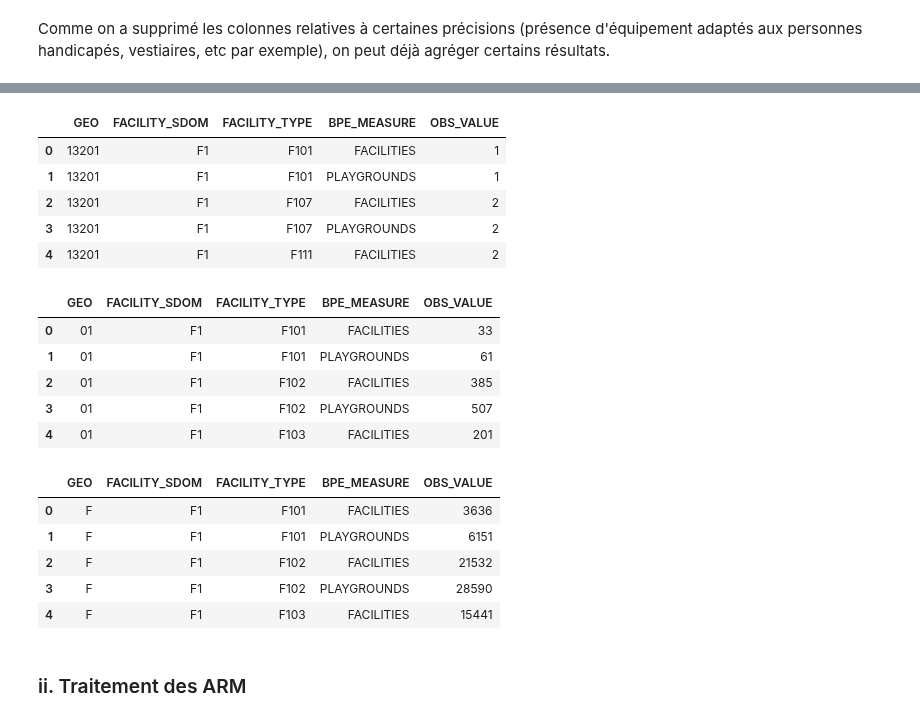
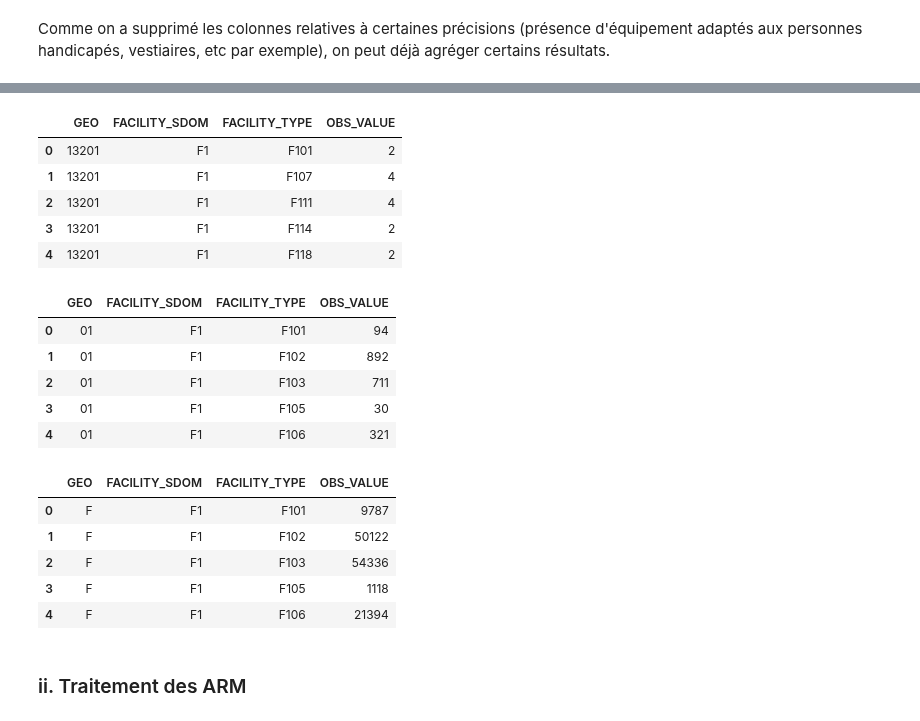
Before and after one commit to heloise1414/Projet-Python-S3, a Jupyter notebook: code/main-clemence v2.ipynb, the cells around one changed output, grey strips where cells are left out. Drawn from its saved outputs; the diff is of its cells as text; code cells hidden in the pictures.

```diff
--- a/code/main-clemence v2.ipynb
+++ b/code/main-clemence v2.ipynb
@@ -179,7 +206,7 @@ Name: count, dtype: int64
 cols_kept = [
     "GEO", "GEO_OBJECT",
     "FACILITY_SDOM", "FACILITY_TYPE",
-    "BPE_MEASURE", "OBS_VALUE"
+    "OBS_VALUE"
 ]
 
 df_infrastructures_typed = df_infrastructures[cols_kept].copy() #on fait une copie pour garder quelque part les données originales
@@ -187,7 +214,6 @@ df_infrastructures_typed["GEO"] = df_infrastructures_typed["GEO"].astype(str)
 df_infrastructures_typed["GEO_OBJECT"] = df_infrastructures_typed["GEO_OBJECT"].astype(str)
 df_infrastructures_typed["FACILITY_SDOM"] = df_infrastructures_typed["FACILITY_SDOM"].astype(str)
 df_infrastructures_typed["FACILITY_TYPE"] = df_infrastructures_typed["FACILITY_TYPE"].astype(str)
-df_infrastructures_typed["BPE_MEASURE"] = df_infrastructures_typed["BPE_MEASURE"].astype(str)
 # %% [markdown]
 Etant donné la taille considérable du fichier (DS_BPE_SPORT_CULTURE_2024_data.csv), il vaut mieux le transformer au format Parquet pour éviter des temps d'exécution trop élevés.
 # %%
@@ -519,26 +545,26 @@ df_infrastructures_com_agg.head(5)
 # %%
 df_infrastructures_arm_agg = (
     df_infrastructures_arm
     .groupby(
-        ["GEO", "FACILITY_SDOM", "FACILITY_TYPE", "BPE_MEASURE"],
+        ["GEO", "FACILITY_SDOM", "FACILITY_TYPE"],
         as_index = False
     )["OBS_VALUE"]
     .sum()
 )
 
 df_infrastructures_arm_agg.head(5)
 # %% [output]
-|  | GEO | FACILITY_SDOM | FACILITY_TYPE | BPE_MEASURE | OBS_VALUE |
-| 0 | 13201 | F1 | F101 | FACILITIES | 1 |
-| 1 | 13201 | F1 | F101 | PLAYGROUNDS | 1 |
-| 2 | 13201 | F1 | F107 | FACILITIES | 2 |
-| 3 | 13201 | F1 | F107 | PLAYGROUNDS | 2 |
-| 4 | 13201 | F1 | F111 | FACILITIES | 2 |
+|  | GEO | FACILITY_SDOM | FACILITY_TYPE | OBS_VALUE |
+| 0 | 13201 | F1 | F101 | 2 |
+| 1 | 13201 | F1 | F107 | 4 |
+| 2 | 13201 | F1 | F111 | 4 |
+| 3 | 13201 | F1 | F114 | 2 |
+| 4 | 13201 | F1 | F118 | 2 |
 # %%
 df_infrastructures_dep_agg = (
     df_infrastructures_dep
     .groupby(
-        ["GEO", "FACILITY_SDOM", "FACILITY_TYPE", "BPE_MEASURE"],
+        ["GEO", "FACILITY_SDOM", "FACILITY_TYPE"],
         as_index = False
     )["OBS_VALUE"]
     .sum()
@@ -546,17 +572,17 @@ df_infrastructures_dep_agg = (
 
 df_infrastructures_dep_agg.head(5)
 # %% [output]
-|  | GEO | FACILITY_SDOM | FACILITY_TYPE | BPE_MEASURE | OBS_VALUE |
-| 0 | 01 | F1 | F101 | FACILITIES | 33 |
-| 1 | 01 | F1 | F101 | PLAYGROUNDS | 61 |
-| 2 | 01 | F1 | F102 | FACILITIES | 385 |
-| 3 | 01 | F1 | F102 | PLAYGROUNDS | 507 |
-| 4 | 01 | F1 | F103 | FACILITIES | 201 |
+|  | GEO | FACILITY_SDOM | FACILITY_TYPE | OBS_VALUE |
+| 0 | 01 | F1 | F101 | 94 |
+| 1 | 01 | F1 | F102 | 892 |
+| 2 | 01 | F1 | F103 | 711 |
+| 3 | 01 | F1 | F105 | 30 |
+| 4 | 01 | F1 | F106 | 321 |
 # %%
 df_infrastructures_france_agg = (
     df_infrastructures_france
     .groupby(
-        ["GEO", "FACILITY_SDOM", "FACILITY_TYPE", "BPE_MEASURE"],
+        ["GEO", "FACILITY_SDOM", "FACILITY_TYPE"],
         as_index = False
     )["OBS_VALUE"]
     .sum()
@@ -564,12 +590,12 @@ df_infrastructures_france_agg = (
 
 df_infrastructures_france_agg.head(5)
 # %% [output]
-|  | GEO | FACILITY_SDOM | FACILITY_TYPE | BPE_MEASURE | OBS_VALUE |
-| 0 | F | F1 | F101 | FACILITIES | 3636 |
-| 1 | F | F1 | F101 | PLAYGROUNDS | 6151 |
-| 2 | F | F1 | F102 | FACILITIES | 21532 |
-| 3 | F | F1 | F102 | PLAYGROUNDS | 28590 |
-| 4 | F | F1 | F103 | FACILITIES | 15441 |
+|  | GEO | FACILITY_SDOM | FACILITY_TYPE | OBS_VALUE |
+| 0 | F | F1 | F101 | 9787 |
+| 1 | F | F1 | F102 | 50122 |
+| 2 | F | F1 | F103 | 54336 |
+| 3 | F | F1 | F105 | 1118 |
+| 4 | F | F1 | F106 | 21394 |
 # %% [markdown]
 ### ii. Traitement des ARM
 # %% [markdown]
```
Also changed, not shown: parts of 23 cells of this notebook.
